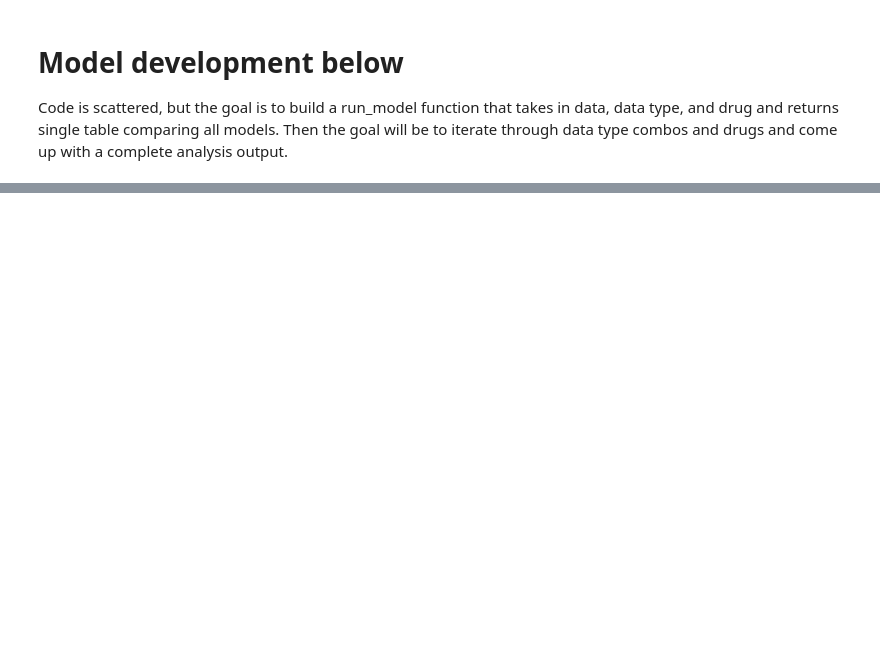
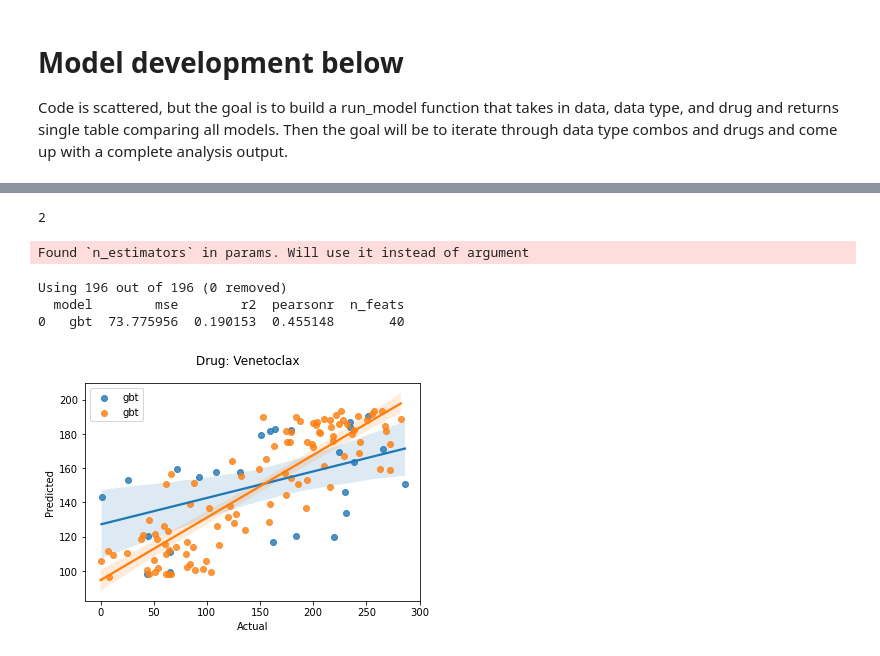
Before and after one commit to PNNL-CompBio/BeatAMLproteomics, a Jupyter notebook: pybeataml/run_models.ipynb, the cells around one changed output, grey strips where cells are left out. Saved outputs shown, nothing was run; the diff lists cells and outputs as text; code cells hidden in the pictures; blank space fills up the shorter version.

```diff
--- a/pybeataml/run_models.ipynb
+++ b/pybeataml/run_models.ipynb
@@ -856,0 +301,17 @@ run_nn('Venetoclax', 'Venetoclax', True)
+# %%
+len(apop_set.intersection(all_set))
+# %% [output]
+2
+# %%
+dna_m1 = run_model(
+    data,
+    ['proteomics'],
+    'Venetoclax',
+    gene_subset=dna_genes
+);
+# %% [output]
+Found `n_estimators` in params. Will use it instead of argument
+Using 196 out of 196 (0 removed)
+  model        mse        r2  pearsonr  n_feats
+0   gbt  73.775956  0.190153  0.455148       40
+[figure, added]
```
Also changed, not shown: parts of 62 cells of this notebook, 7 other files.
